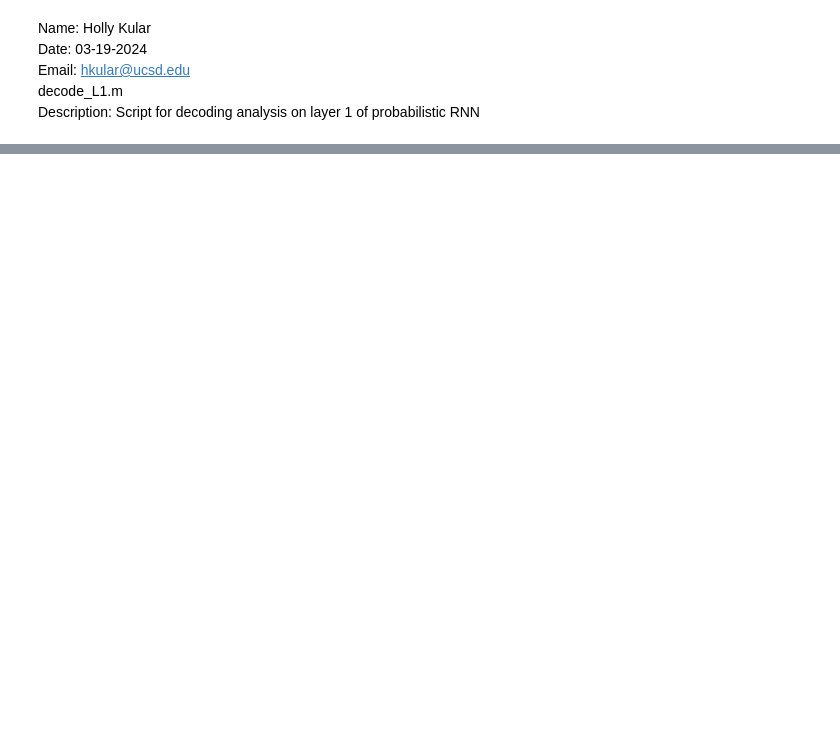
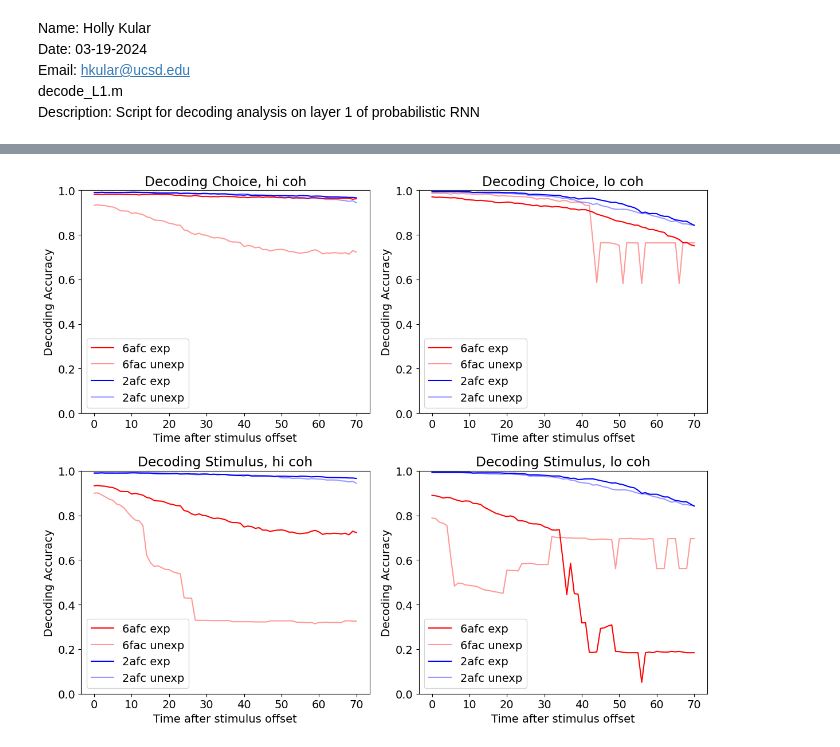
Before and after one commit to hkular/RNN_Geo, a Jupyter notebook: decode_slidingwin.ipynb, the cells around one changed output, grey strips where cells are left out. Saved outputs shown, nothing was run; the diff lists cells and outputs as text; code cells hidden in the pictures; blank space fills up the shorter version.

```diff
--- a/decode_slidingwin.ipynb
+++ b/decode_slidingwin.ipynb
@@ -157,0 +225,55 @@ print(f'done decoding')
+# %%
+# plots
+fig, axs = plt.subplots(2, 2, figsize=(12, 10))
+
+# Plot 1
+axs[0, 0].plot(hi_6afc_choice_exp_all, color='red', label='6afc exp')
+axs[0, 0].plot(hi_6afc_choice_unxp_all, color='red', alpha=0.4, label='6fac unexp')
+axs[0, 0].plot(hi_2afc_choice_exp_all, color='blue', label='2afc exp')
+axs[0, 0].plot(hi_2afc_choice_unxp_all, color='blue', alpha=0.4, label='2afc unexp')
+axs[0, 0].set_xlabel('Time after stimulus offset')
+axs[0, 0].set_ylabel('Decoding Accuracy')
+axs[0, 0].set_title('Decoding Choice, hi coh')
+axs[0, 0].set_ylim(0, 1)
+axs[0, 0].legend()
+
+# Plot 2
+axs[0, 1].plot(lo_6afc_choice_exp_all, color='red', label='6afc exp')
+axs[0, 1].plot(lo_6afc_choice_unxp_all, color='red', alpha=0.4, label='6fac unexp')
+axs[0, 1].plot(lo_2afc_choice_exp_all, color='blue', label='2afc exp')
+axs[0, 1].plot(lo_2afc_choice_unxp_all, color='blue', alpha=0.4, label='2afc unexp')
+axs[0, 1].set_xlabel('Time after stimulus offset')
+axs[0, 1].set_ylabel('Decoding Accuracy')
+axs[0, 1].set_title('Decoding Choice, lo coh')
+axs[0, 1].set_ylim(0, 1)
+axs[0, 1].legend()
+
+# Plot 3
+axs[1, 0].plot(hi_6afc_stim_exp_all, color='red', label='6afc exp')
+axs[1, 0].plot(hi_6afc_stim_unxp_all, color='red', alpha=0.4, label='6fac unexp')
+axs[1, 0].plot(hi_2afc_stim_exp_all, color='blue', label='2afc exp')
+axs[1, 0].plot(hi_2afc_stim_unxp_all, color='blue', alpha=0.4, label='2afc unexp')
+axs[1, 0].set_xlabel('Time after stimulus offset')
+axs[1, 0].set_ylabel('Decoding Accuracy')
+axs[1, 0].set_title('Decoding Stimulus, hi coh')
+axs[1, 0].set_ylim(0, 1)
+axs[1, 0].legend()
+
+# Plot 4
+axs[1, 1].plot(lo_6afc_stim_exp_all, color='red', label='6afc exp')
+axs[1, 1].plot(lo_6afc_stim_unxp_all, color='red', alpha=0.4, label='6fac unexp')
+axs[1, 1].plot(lo_2afc_stim_exp_all, color='blue', label='2afc exp')
+axs[1, 1].plot(lo_2afc_stim_unxp_all, color='blue', alpha=0.4, label='2afc unexp')
+axs[1, 1].set_xlabel('Time after stimulus offset')
+axs[1, 1].set_ylabel('Decoding Accuracy')
+axs[1, 1].set_title('Decoding Stimulus, lo coh')
+axs[1, 1].set_ylim(0, 1)
+axs[1, 1].legend()
+
+# Adjust layout
+plt.tight_layout()
+plt.rcParams.update({'font.size': 12})
+
+plt.savefig(f"{data_dir}/all_plots.png")
+# %% [output]
+[figure, added]
```
Also changed, not shown: parts of 8 cells of this notebook, 13 other files.
